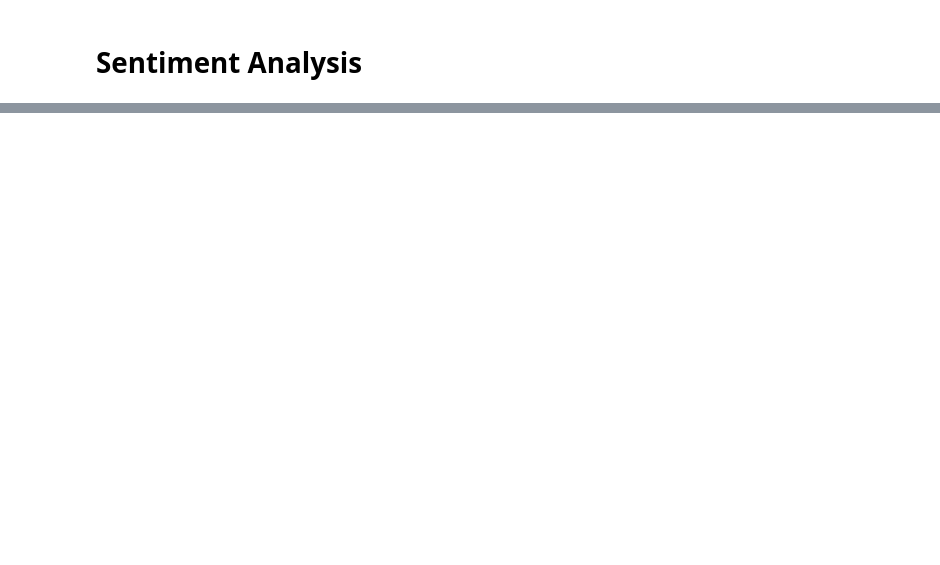
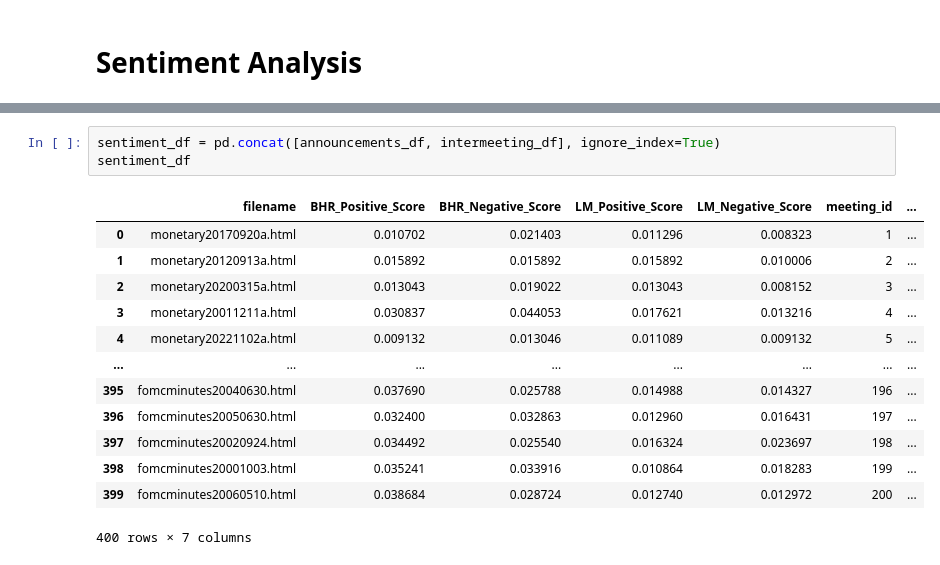
Before and after one commit to jonahnathan0/Fed_Announcements, a Jupyter notebook: Dataset_Build.ipynb, the cells around one changed output, grey strips where cells are left out. Saved outputs shown, nothing was run; the diff lists cells and outputs as text; blank space fills up the shorter version.

```diff
--- a/Dataset_Build.ipynb
+++ b/Dataset_Build.ipynb
@@ -599,0 +698,17 @@ combined_by_id .to_csv('raw_data/combined_by_id.csv', index = False)
+# %%
+sentiment_df = pd.concat([announcements_df, intermeeting_df], ignore_index=True)
+sentiment_df
+# %% [output]
+|  | filename | BHR_Positive_Score | BHR_Negative_Score | LM_Positive_Score | LM_Negative_Score | meeting_id | ... |
+| 0 | monetary20170920a.html | 0.010702 | 0.021403 | 0.011296 | 0.008323 | 1 | ... |
+| 1 | monetary20120913a.html | 0.015892 | 0.015892 | 0.015892 | 0.010006 | 2 | ... |
+| 2 | monetary20200315a.html | 0.013043 | 0.019022 | 0.013043 | 0.008152 | 3 | ... |
+| 3 | monetary20011211a.html | 0.030837 | 0.044053 | 0.017621 | 0.013216 | 4 | ... |
+| 4 | monetary20221102a.html | 0.009132 | 0.013046 | 0.011089 | 0.009132 | 5 | ... |
+| ... | ... | ... | ... | ... | ... | ... | ... |
+| 395 | fomcminutes20040630.html | 0.037690 | 0.025788 | 0.014988 | 0.014327 | 196 | ... |
+| 396 | fomcminutes20050630.html | 0.032400 | 0.032863 | 0.012960 | 0.016431 | 197 | ... |
+| 397 | fomcminutes20020924.html | 0.034492 | 0.025540 | 0.016324 | 0.023697 | 198 | ... |
+| 398 | fomcminutes20001003.html | 0.035241 | 0.033916 | 0.010864 | 0.018283 | 199 | ... |
+| 399 | fomcminutes20060510.html | 0.038684 | 0.028724 | 0.012740 | 0.012972 | 200 | ... |
+400 rows × 7 columns
```
Also changed, not shown: parts of 17 cells of this notebook, 14 other files.
